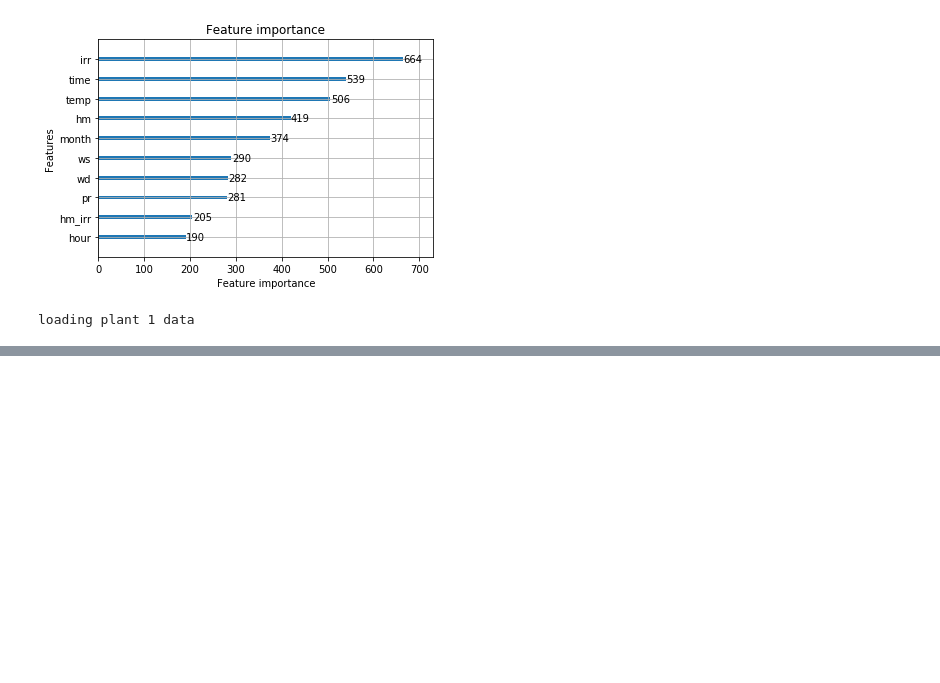
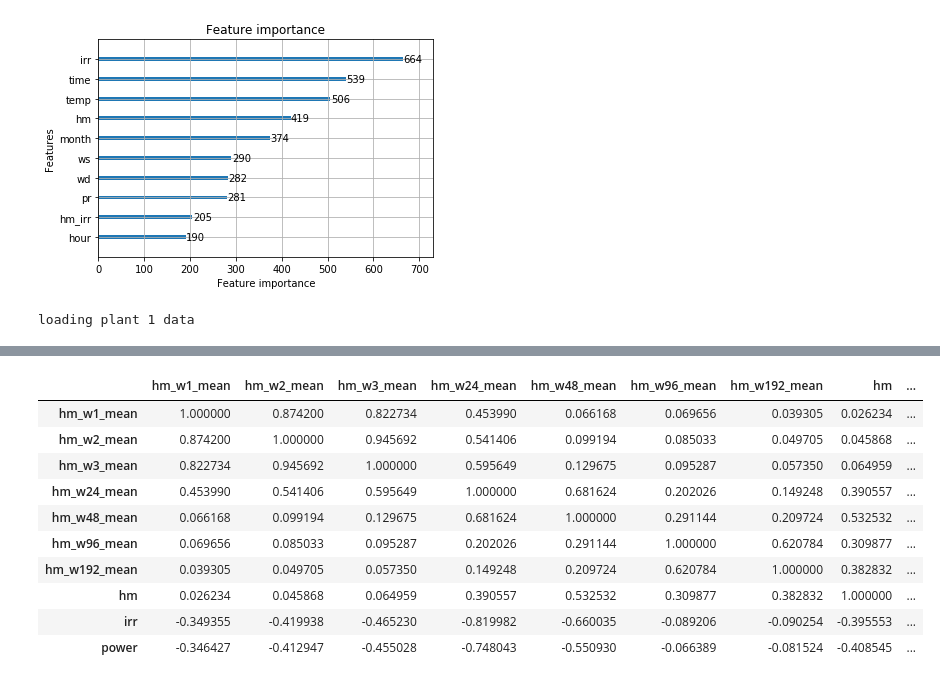
Before and after one commit to EvilPsyCHo/competition, a Jupyter notebook: gngf/notebook/EDA 特征工程.ipynb, the cells around one changed output, grey strips where cells are left out. Drawn from its saved outputs; the diff is of its cells as text; code cells hidden in the pictures; blank space fills up the shorter version.

```diff
--- a/gngf/notebook/EDA 特征工程.ipynb
+++ b/gngf/notebook/EDA 特征工程.ipynb
@@ -447,0 +517,16 @@ loading plant 1 data
+# %%
+x, f = lag(['hm'], [1,2,3, 24, 48, 96 , 192], data)
+pd.concat([pd.DataFrame(x, columns=f),
+           data[['hm', 'irr', 'power']].reset_index(drop=True)], axis=1).corr()
+# %% [output]
+|  | hm_w1_mean | hm_w2_mean | hm_w3_mean | hm_w24_mean | hm_w48_mean | hm_w96_mean | hm_w192_mean | hm | ... |
+| hm_w1_mean | 1.000000 | 0.874200 | 0.822734 | 0.453990 | 0.066168 | 0.069656 | 0.039305 | 0.026234 | ... |
+| hm_w2_mean | 0.874200 | 1.000000 | 0.945692 | 0.541406 | 0.099194 | 0.085033 | 0.049705 | 0.045868 | ... |
+| hm_w3_mean | 0.822734 | 0.945692 | 1.000000 | 0.595649 | 0.129675 | 0.095287 | 0.057350 | 0.064959 | ... |
+| hm_w24_mean | 0.453990 | 0.541406 | 0.595649 | 1.000000 | 0.681624 | 0.202026 | 0.149248 | 0.390557 | ... |
+| hm_w48_mean | 0.066168 | 0.099194 | 0.129675 | 0.681624 | 1.000000 | 0.291144 | 0.209724 | 0.532532 | ... |
+| hm_w96_mean | 0.069656 | 0.085033 | 0.095287 | 0.202026 | 0.291144 | 1.000000 | 0.620784 | 0.309877 | ... |
+| hm_w192_mean | 0.039305 | 0.049705 | 0.057350 | 0.149248 | 0.209724 | 0.620784 | 1.000000 | 0.382832 | ... |
+| hm | 0.026234 | 0.045868 | 0.064959 | 0.390557 | 0.532532 | 0.309877 | 0.382832 | 1.000000 | ... |
+| irr | -0.349355 | -0.419938 | -0.465230 | -0.819982 | -0.660035 | -0.089206 | -0.090254 | -0.395553 | ... |
+| power | -0.346427 | -0.412947 | -0.455028 | -0.748043 | -0.550930 | -0.066389 | -0.081524 | -0.408545 | ... |
```
Also changed, not shown: parts of 11 cells of this notebook, 7 other files.
